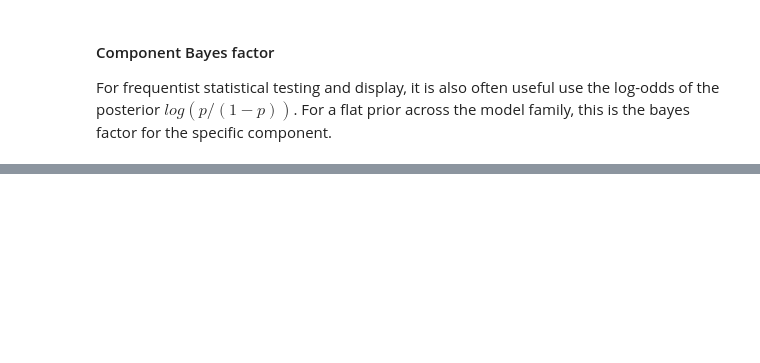
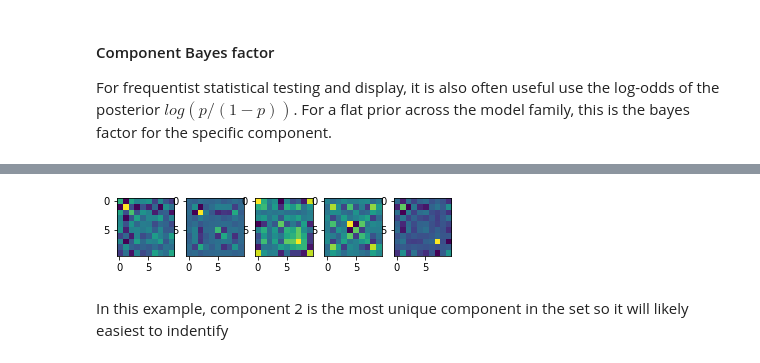
Before and after one commit to DiedrichsenLab/PcmPy, a Jupyter notebook: docs/demos/demo_modelfamily.ipynb, the cells around one changed output, grey strips where cells are left out. Cells and saved outputs as stored; diff of their text form; code cells hidden in the pictures; blank space fills up the shorter version.

```diff
--- a/docs/demos/demo_modelfamily.ipynb
+++ b/docs/demos/demo_modelfamily.ipynb
@@ -41,7 +49,7 @@ Note that no effort was made here to remove any of the overlap between the categ
 # Now generate 20 data set from the full model
 trueModel = MF[-1]
 [cond_vec,part_vec]=pcm.sim.make_design(6,8)
-D = pcm.sim.make_dataset(trueModel,np.array([-1.0,-1.0,-1.0]),
+D = pcm.sim.make_dataset(trueModel,np.array([-np.inf,-1,0]),
         signal=0.1,
         n_sim = 20,
         n_channel=20,part_vec=part_vec,
@@ -95,0 +124,25 @@ pcm.vis.plot_component(c_bf,type='bf')
+# %%
+# Another function that makes a random feature model
+# using Q feature groups (components), each consisting of num_feat features.
+def random_design(N=10,Q=5,num_feat=2,seed=1):
+    Gc = np.empty((Q,N,N))
+    rng = np.random.default_rng(seed)
+    for q in range(Q):
+        X= rng.normal(0,1,(N,num_feat))
+        Gc[q,:,:]= X @ X.T
+    M = pcm.ComponentModel('full',Gc)
+    MF=pcm.model.ModelFamily(Gc)
+    return M,MF
+# %%
+# make and plot a random design
+
+N = 10
+Q = 5
+M,MF = random_design(N=N,Q=Q,seed=1)
+for q in range(Q):
+        plt.subplot(1,Q,q+1)
+        plt.imshow(M.Gc[q,:,:])
+# %% [output]
+[figure, added]
+# %% [markdown]
+In this example, component 2 is the most unique component in the set so it will likely easiest to indentify
```
Also changed, not shown: parts of 10 cells of this notebook, 3 other files.
